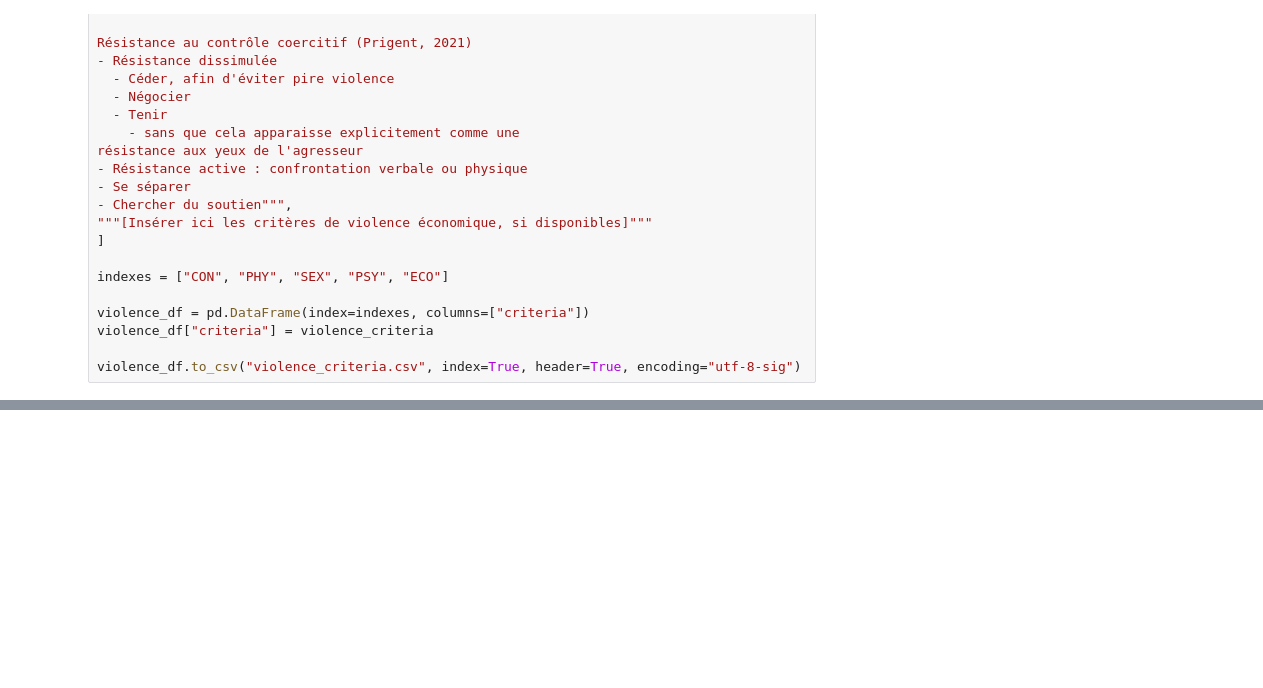
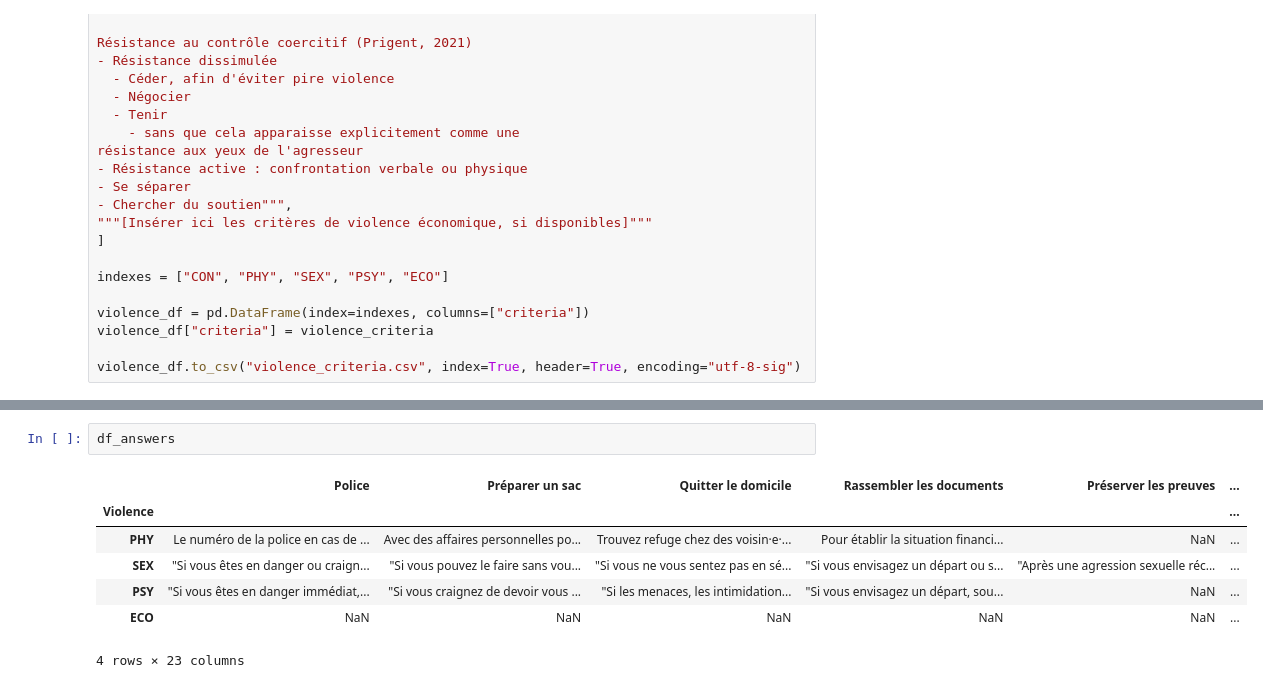
Before and after one commit to Ildsjel-EPFL/Haven, a Jupyter notebook: backend/data/file_creation.ipynb, the cells around one changed output, grey strips where cells are left out. Saved outputs shown, nothing was run; the diff lists cells and outputs as text; blank space fills up the shorter version.

```diff
--- a/backend/data/file_creation.ipynb
+++ b/backend/data/file_creation.ipynb
@@ -449,0 +482,10 @@ violence_df.to_csv("violence_criteria.csv", index=True, header=True, encoding="u
+# %%
+df_answers
+# %% [output]
+|  | Police | Préparer un sac | Quitter le domicile | Rassembler les documents | Préserver les preuves | ... |
+| Violence |  |  |  |  |  | ... |
+| PHY | Le numéro de la police en cas de ... | Avec des affaires personnelles po... | Trouvez refuge chez des voisin·e·... | Pour établir la situation financi... | NaN | ... |
+| SEX | "Si vous êtes en danger ou craign... | "Si vous pouvez le faire sans vou... | "Si vous ne vous sentez pas en sé... | "Si vous envisagez un départ ou s... | "Après une agression sexuelle réc... | ... |
+| PSY | "Si vous êtes en danger immédiat,... | "Si vous craignez de devoir vous ... | "Si les menaces, les intimidation... | "Si vous envisagez un départ, sou... | NaN | ... |
+| ECO | NaN | NaN | NaN | NaN | NaN | ... |
+4 rows × 23 columns
```
Also changed, not shown: parts of 2 cells of this notebook, 16 other files.
